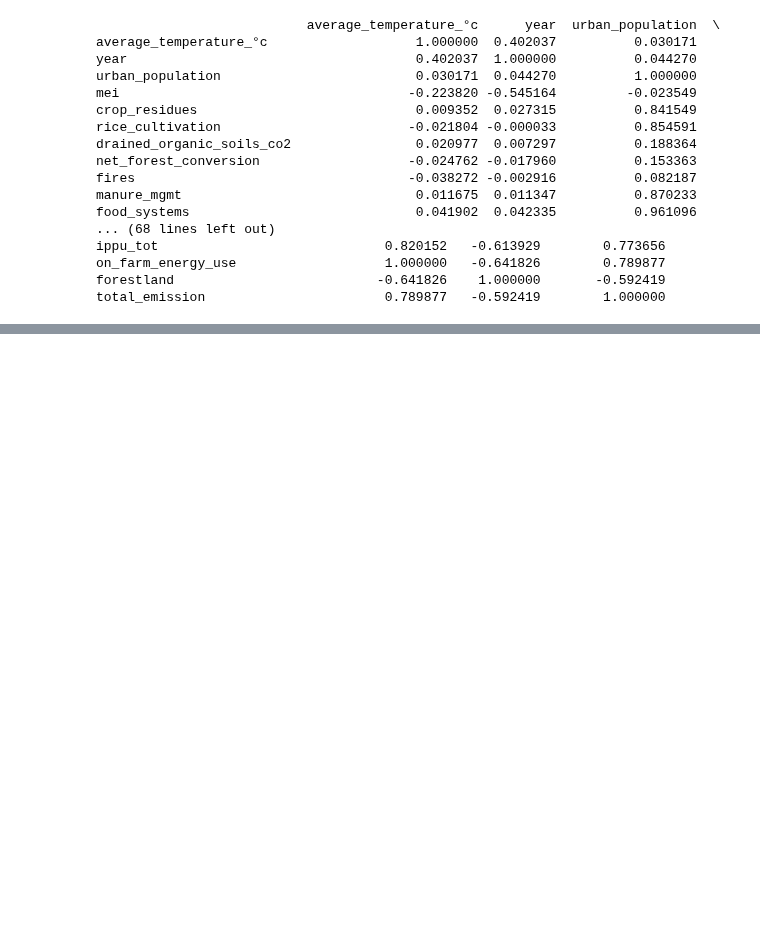
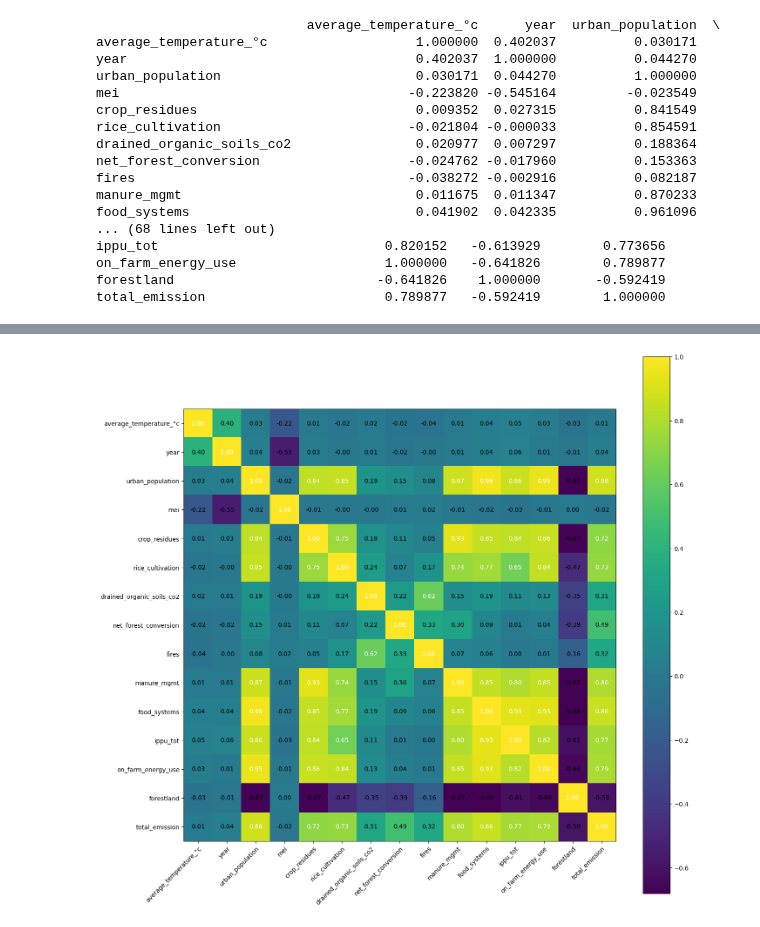
Before and after one commit to fayesimone/agriculture_emissions_prediction, a Jupyter notebook: EDA.ipynb, the cells around one changed output, grey strips where cells are left out. Saved outputs shown, nothing was run; the diff lists cells and outputs as text; code cells hidden in the pictures; blank space fills up the shorter version.

```diff
--- a/EDA.ipynb
+++ b/EDA.ipynb
@@ -80,0 +97,13 @@ total_emission                       0.789877   -0.592419        1.000000
+# %%
+cols = ['average_temperature_°c','year','urban_population','mei','crop_residues','rice_cultivation',
+        'drained_organic_soils_co2','net_forest_conversion','fires','manure_mgmt','food_systems','ippu_tot',
+        'on_farm_energy_use','forestland','total_emission']
+cm = train[cols].corr().values
+hm = heatmap(
+    cm,
+    row_names=cols,
+    column_names=cols,
+    figsize=(16, 16)
+)
+# %% [output]
+[figure, added]
```
Also changed, not shown: parts of 25 cells of this notebook, 1 other file.
